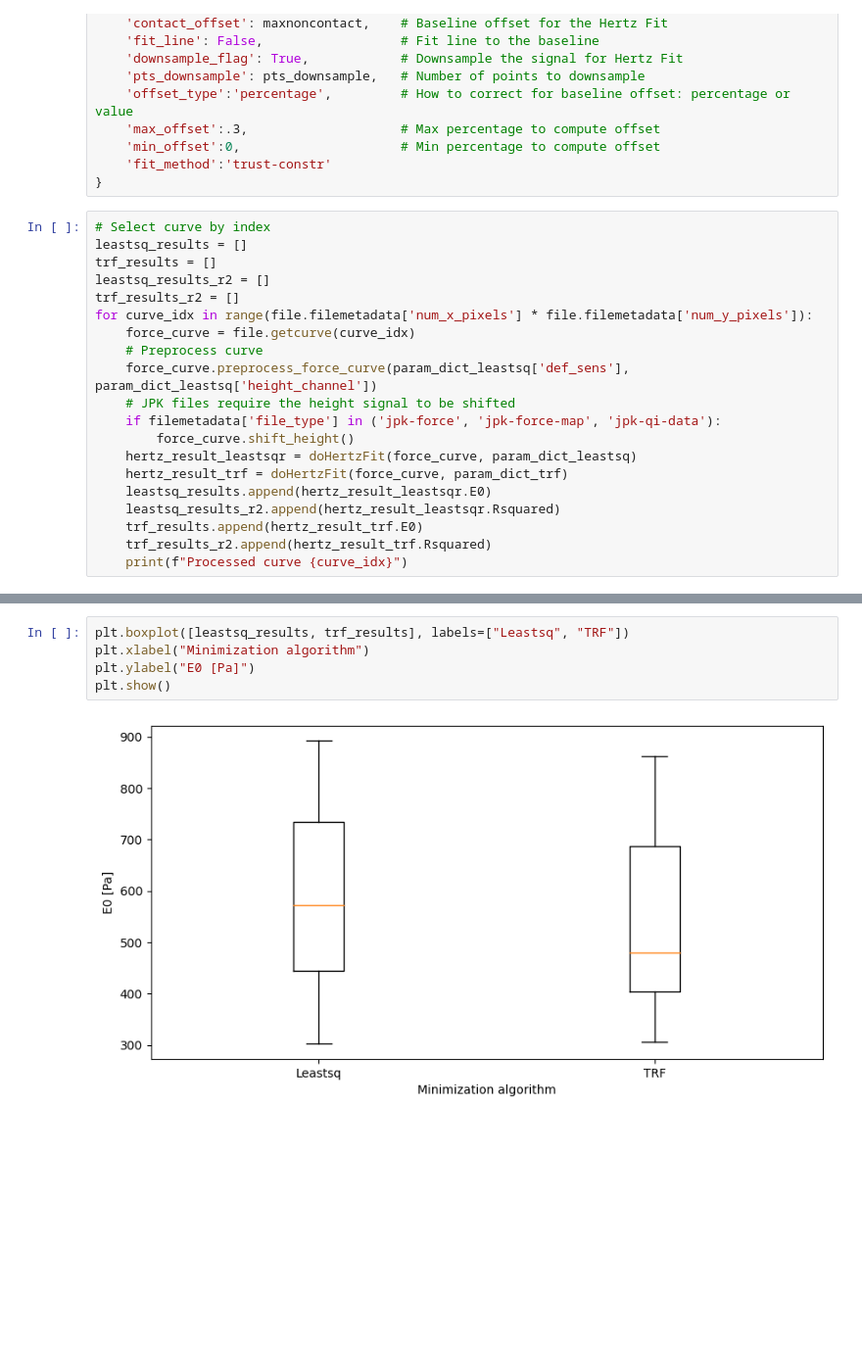
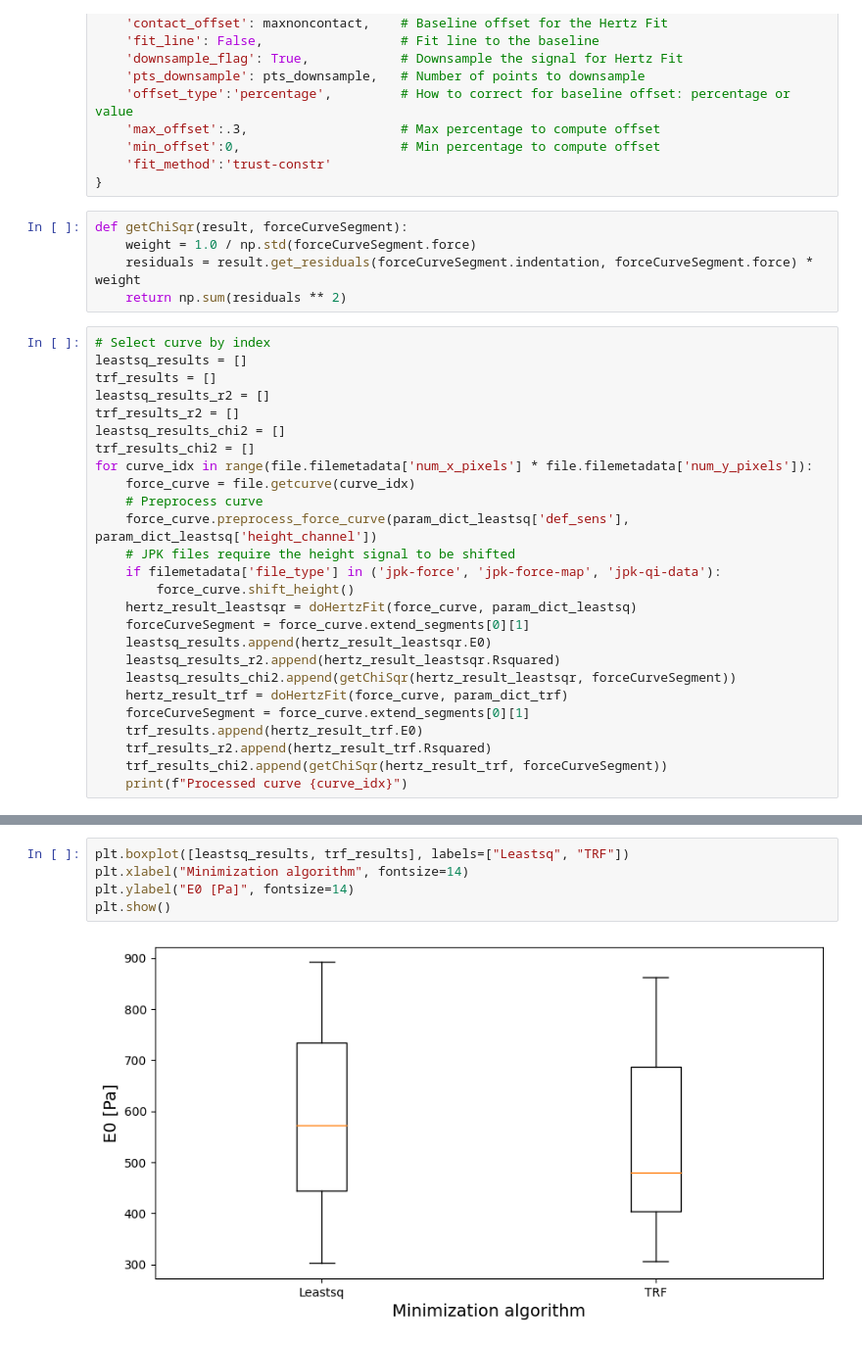
Before and after one commit to jlopezalo/PyFMRheo, a Jupyter notebook: examples/HertzFitComparisonOfFitMethods.ipynb, the cells around one changed output, grey strips where cells are left out. Shown at 98% size. Cells and saved outputs as stored; diff of their text form; blank space fills up the shorter version.

Commit message:
- Modified example to include scaled computation of Chi2. - Force Poisson's ratio to be 0.5 if Dimitriadis or Garcia's corrections are selected.

```diff
--- a/examples/HertzFitComparisonOfFitMethods.ipynb
+++ b/examples/HertzFitComparisonOfFitMethods.ipynb
@@ -111,12 +112,19 @@ param_dict_trf = {
     'min_offset':0,                     # Min percentage to compute offset
     'fit_method':'trust-constr'
 }
+# %%
+def getChiSqr(result, forceCurveSegment):
+    weight = 1.0 / np.std(forceCurveSegment.force)
+    residuals = result.get_residuals(forceCurveSegment.indentation, forceCurveSegment.force) * weight
+    return np.sum(residuals ** 2)
 # %%
 # Select curve by index
 leastsq_results = []
 trf_results = []
 leastsq_results_r2 = []
 trf_results_r2 = []
+leastsq_results_chi2 = []
+trf_results_chi2 = []
 for curve_idx in range(file.filemetadata['num_x_pixels'] * file.filemetadata['num_y_pixels']):
     force_curve = file.getcurve(curve_idx)
     # Preprocess curve
@@ -125,11 +133,15 @@ for curve_idx in range(file.filemetadata['num_x_pixels'] * file.filemetadata['nu
     if filemetadata['file_type'] in ('jpk-force', 'jpk-force-map', 'jpk-qi-data'):
         force_curve.shift_height()
     hertz_result_leastsqr = doHertzFit(force_curve, param_dict_leastsq)
-    hertz_result_trf = doHertzFit(force_curve, param_dict_trf)
+    forceCurveSegment = force_curve.extend_segments[0][1]
     leastsq_results.append(hertz_result_leastsqr.E0)
     leastsq_results_r2.append(hertz_result_leastsqr.Rsquared)
+    leastsq_results_chi2.append(getChiSqr(hertz_result_leastsqr, forceCurveSegment))
+    hertz_result_trf = doHertzFit(force_curve, param_dict_trf)
+    forceCurveSegment = force_curve.extend_segments[0][1]
     trf_results.append(hertz_result_trf.E0)
     trf_results_r2.append(hertz_result_trf.Rsquared)
+    trf_results_chi2.append(getChiSqr(hertz_result_trf, forceCurveSegment))
     print(f"Processed curve {curve_idx}")
 # %% [output]
 Processed curve 0
@@ -150,10 +162,10 @@ Processed curve 14
 Processed curve 15
 # %%
 plt.boxplot([leastsq_results, trf_results], labels=["Leastsq", "TRF"])
-plt.xlabel("Minimization algorithm")
-plt.ylabel("E0 [Pa]")
+plt.xlabel("Minimization algorithm", fontsize=14)
+plt.ylabel("E0 [Pa]", fontsize=14)
 plt.show()
 # %% [output]
-[figure, old version]
+[figure, new version]
 # %%
 plt.boxplot([leastsq_results_r2, trf_results_r2], labels=["Leastsq", "TRF"])
```
Also changed, not shown: parts of 3 cells of this notebook, 1 other file.
